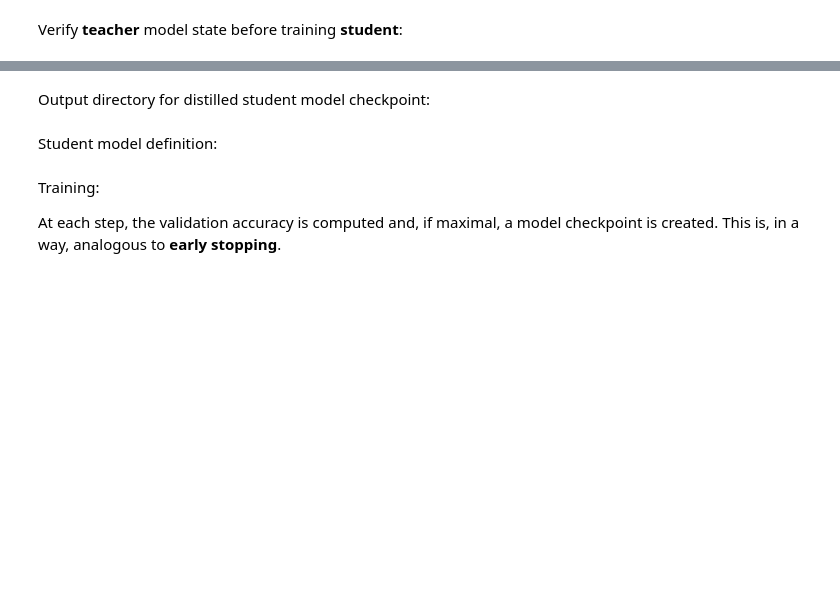
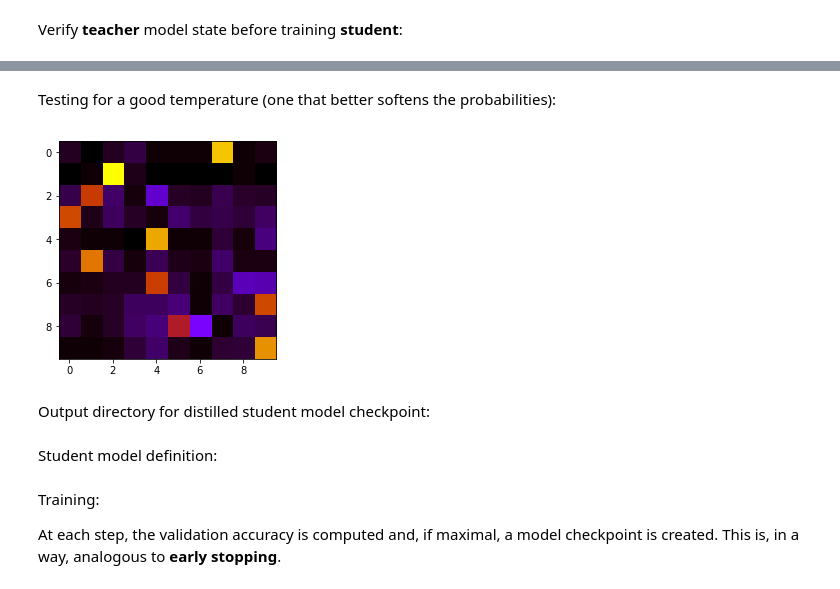
Before and after one commit to andoresu47/DeepLearning-Project, a Jupyter notebook: tensorflow/Playground.ipynb, the cells around one changed output, grey strips where cells are left out. Cells and saved outputs as stored; diff of their text form; code cells hidden in the pictures; blank space fills up the shorter version.

Commit message:
Modified temperature values. Added soft targets visualization. Implemented learning rate decay.

```diff
--- a/tensorflow/Playground.ipynb
+++ b/tensorflow/Playground.ipynb
@@ -100,8 +94,9 @@ student_model = model.SmallModel(num_steps=num_steps,
                                  batch_size=batch_size,
                                  learning_rate=learning_rate,
                                  temperature=temperature,
-                                 dropoutprob=dropout,
+                                 dropoutprob=0,
                                  checkpoint_dir=checkpoint_dir,
+                                 log_dir=log_dir,
                                  model_type="student");
 # %% [markdown]
 Training:
@@ -146,6 +141,9 @@ student_model.close_session()
 Training data consists of the **logits** from the Teacher Model predictions of the standard training set.
 # %% [markdown]
 Pretrained **teacher model** loading:
+# %%
+checkpoint_dir = "teachercpt_t1"
+log_dir=checkpoint_dir + "\logs"
 # %%
 # Model definition
 teacher_model = model.BigModel(num_steps=num_steps,
@@ -153,7 +151,8 @@ teacher_model = model.BigModel(num_steps=num_steps,
                                learning_rate=learning_rate,
                                temperature=temperature,
                                dropoutprob=dropout,
-                               checkpoint_dir="teachercpt",
+                               checkpoint_dir=checkpoint_dir,
+                               log_dir=log_dir,
                                model_type="teacher");
 # Start tf session
 teacher_model.start_session()
@@ -172,0 +171,2 @@ Testing Accuracy: 0.977437
+# %% [markdown]
+Testing for a good temperature (one that better softens the probabilities):
@@ -173,2 +175,9 @@ Testing Accuracy: 0.977437
+# %%
+res = teacher_model.predict(test_images[:10],9000)
+# %%
+plt.imshow(res, cmap='gnuplot', interpolation='nearest')
+plt.show()
+# %% [output]
+[figure, added]
 # %% [markdown]
 Output directory for distilled student model checkpoint:
```
Also changed, not shown: parts of 45 cells of this notebook, 2 other files.
